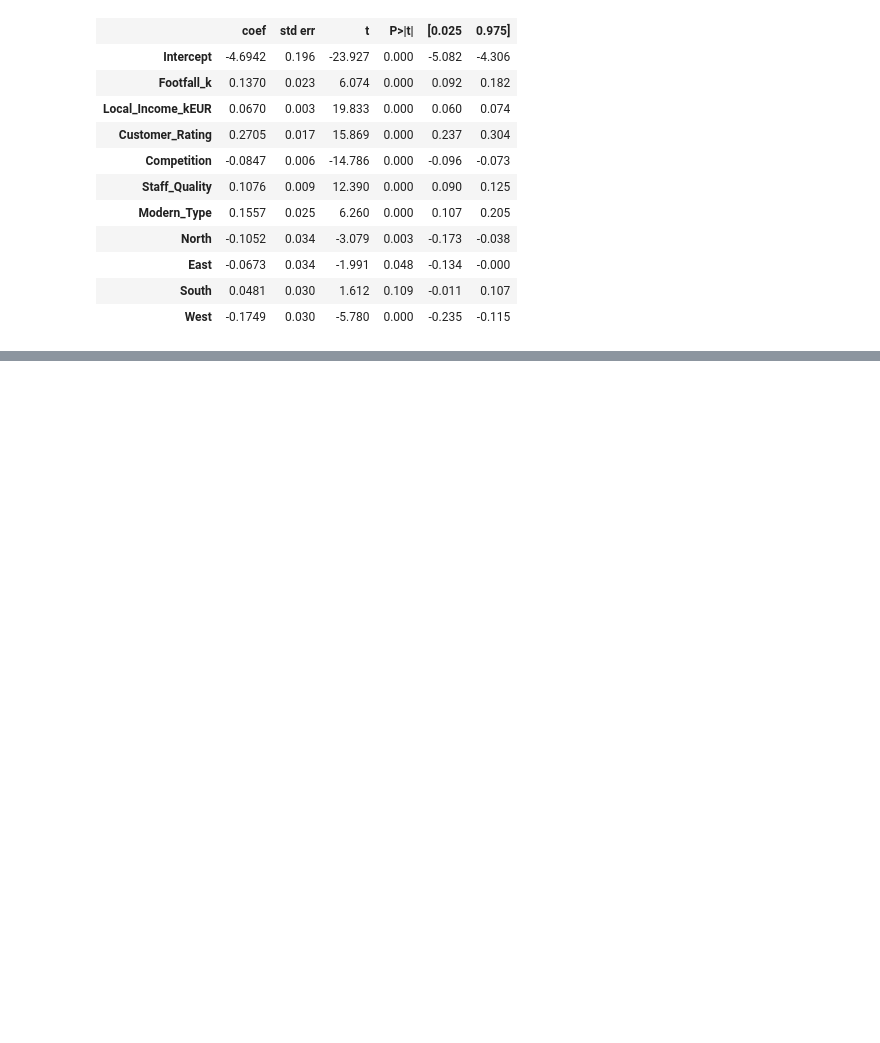
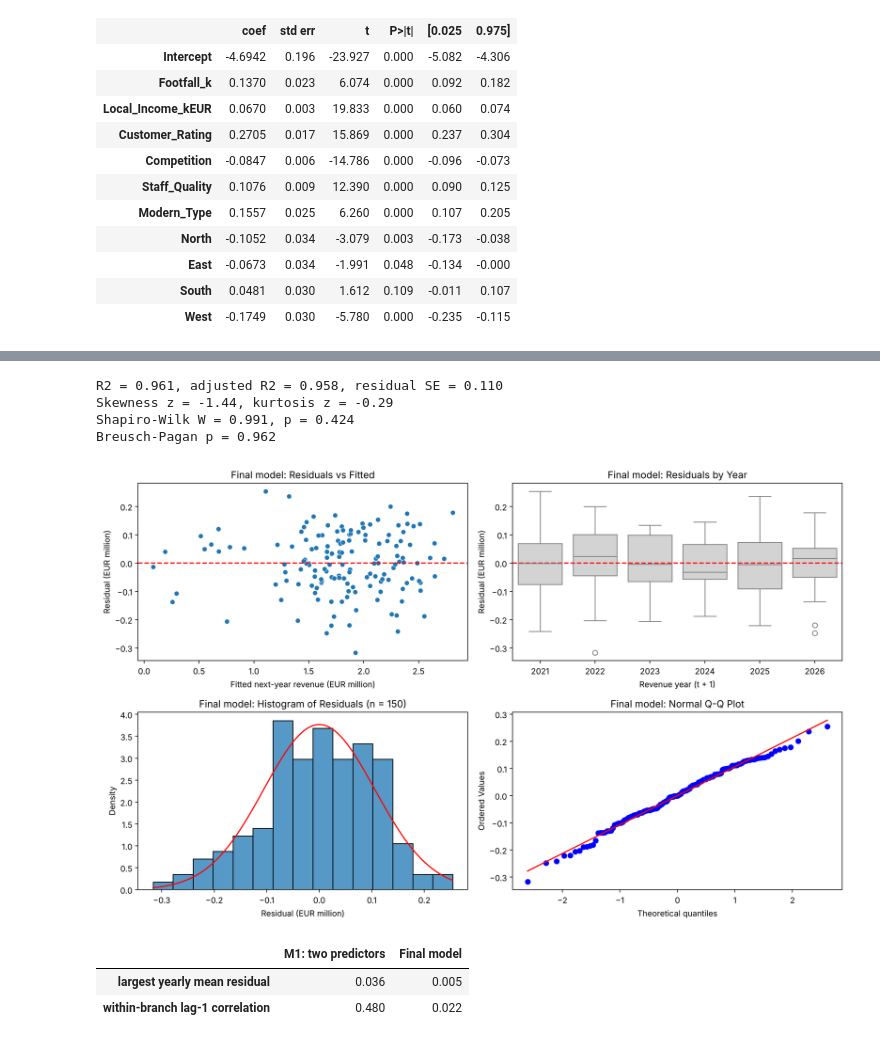
Before and after one commit to Ri-Dearg/data-test, a Jupyter notebook: A00082654_Rory.ipynb, the cells around one changed output, grey strips where cells are left out. Drawn from its saved outputs; the diff is of its cells as text; code cells hidden in the pictures; blank space fills up the shorter version.

```diff
--- a/A00082654_Rory.ipynb
+++ b/A00082654_Rory.ipynb
@@ -1011,0 +895,39 @@ Mean revenue: 1.799
+# %%
+# Fit, residual normality and constant variance of the final model
+resid = final.resid
+n = int(final.nobs)
+sw_w, sw_p = stats.shapiro(resid)
+bp_p = het_breuschpagan(resid, final.model.exog)[1]
+print(f'R2 = {final.rsquared:.3f}, adjusted R2 = {final.rsquared_adj:.3f}, residual SE = {np.sqrt(final.mse_resid):.3f}')
+print(f'Skewness z = {stats.skew(resid) / se_skew(n):.2f}, kurtosis z = {stats.kurtosis(resid) / se_kurt(n):.2f}')
+print(f'Shapiro-Wilk W = {sw_w:.3f}, p = {sw_p:.3f}')
+print(f'Breusch-Pagan p = {bp_p:.3f}')
+# %% [output]
+R2 = 0.961, adjusted R2 = 0.958, residual SE = 0.110
+Skewness z = -1.44, kurtosis z = -0.29
+Shapiro-Wilk W = 0.991, p = 0.424
+Breusch-Pagan p = 0.962
+# %%
+# Residual diagnostics for the final model
+plot_residuals(final, df_model, 'Final model')
+# %% [output]
+[figure, added]
+# %%
+# Residuals by year and within each branch: two-predictor model against the final model
+def residual_structure(model):
+    """Largest mean residual in any year, and the correlation of a branch's residual with its previous year's."""
+    r = pd.DataFrame({'resid': model.resid, 'Branch_ID': df_model['Branch_ID'], 'Year': df_model['Year'] + 1})
+    r['previous'] = r.groupby('Branch_ID')['resid'].shift(1)
+    return pd.Series(
+        {
+            'largest yearly mean residual': r.groupby('Year')['resid'].mean().abs().max(),
+            'within-branch lag-1 correlation': r['resid'].corr(r['previous']),
+        }
+    )
+
+
+pd.DataFrame({'M1: two predictors': residual_structure(m1), 'Final model': residual_structure(final)}).round(3)
+# %% [output]
+|  | M1: two predictors | Final model |
+| largest yearly mean residual | 0.036 | 0.005 |
+| within-branch lag-1 correlation | 0.480 | 0.022 |
```
Also changed, not shown: parts of 7 cells of this notebook.
